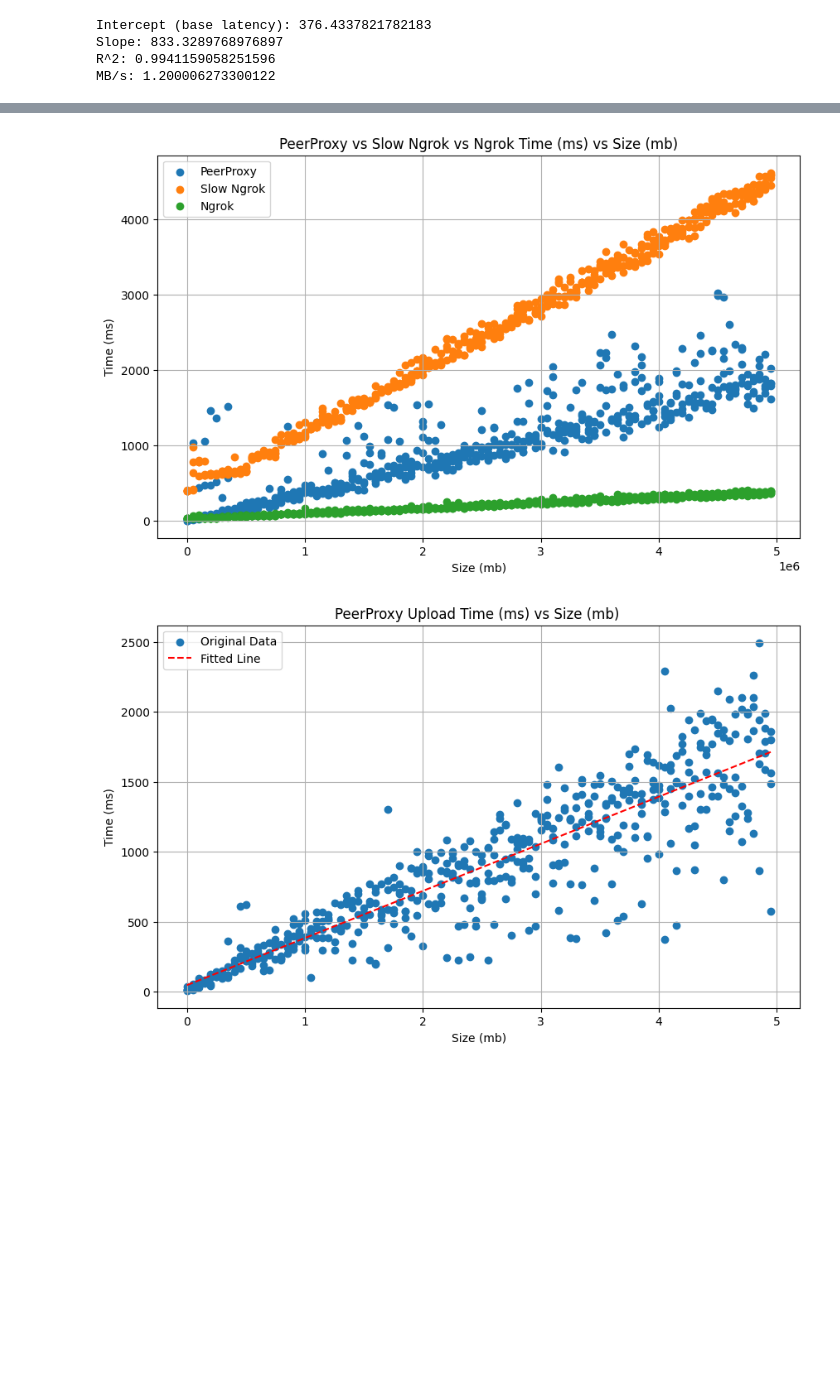
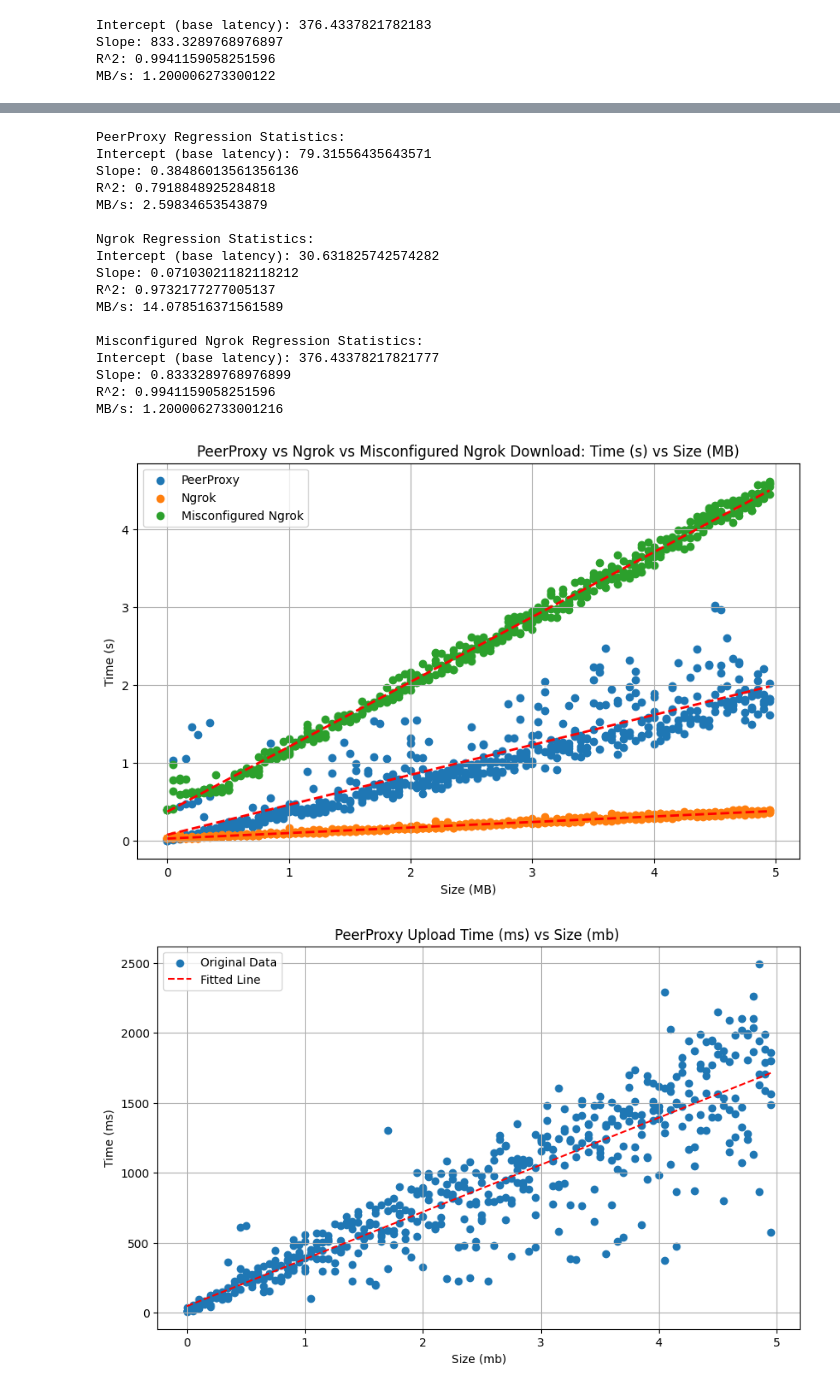
Before and after one commit to Nathanllee1/PeerProxy, a Jupyter notebook: profiling/automatedTesting/throughput.ipynb, the cells around one changed output, grey strips where cells are left out. Cells and saved outputs as stored; diff of their text form; code cells hidden in the pictures; blank space fills up the shorter version.

Commit message:
Added more runs to latency

```diff
--- a/profiling/automatedTesting/throughput.ipynb
+++ b/profiling/automatedTesting/throughput.ipynb
@@ -101,18 +105,51 @@ R^2: 0.9732177277005137
 MB/s: 14.078516371561589
 # %%
 def plot_multiple_dfs(dfs, labels, title):
-
     plt.figure(figsize=(10, 6))
 
     for i, df in enumerate(dfs):
-        plt.scatter(df['Size (bytes)'], df['Time (ms)'], label=labels[i], marker='o')
+
+        df['Size (mb)'] = df['Size (bytes)'] * 1e-6
+
+        df['Time (s)'] = df['Time (ms)'] * 1e-3
+
+
+        # Scatter plot
+        plt.scatter(df['Size (mb)'], df['Time (s)'], label=labels[i], marker='o')
+
+        # Prepare the data for linear regression
+        X = df['Size (mb)'].values.reshape(-1, 1)
+        y = df['Time (s)'].values
+
+        # Perform linear regression
+        model = LinearRegression()
+        model.fit(X, y)
+
+        # Calculate predictions and R^2
+        y_pred = model.predict(X)
+        r_squared = model.score(X, y)
+
+        # Plot the regression line
+        plt.plot(df['Size (mb)'], y_pred, linestyle='--', linewidth=2, color='red')
+
+        # Calculate MB/s from slope
+        slope = model.coef_[0]
+        mb_per_s = 1 / (slope)
+
+        # Output regression statistics
+        print(f'{labels[i]} Regression Statistics:')
+        print(f'Intercept (base latency): {model.intercept_ * 1000}')
+        print(f'Slope: {slope}')
+        print(f'R^2: {r_squared}')
+        print(f'MB/s: {mb_per_s}')
+        print('')
 
     plt.title(title)
-    plt.xlabel('Size (mb)')
-    plt.ylabel('Time (ms)')
+    plt.xlabel('Size (MB)')
+    plt.ylabel('Time (s)')
     plt.legend()
     plt.grid(True)
     plt.show()
 
-plot_multiple_dfs([df, ngrokDf], ['PeerProxy', 'Ngrok'], 'PeerProxy vs Ngrok Time (ms) vs Size (mb)')
+plot_multiple_dfs([df, ngrokDf], ['PeerProxy', 'Ngrok'], 'PeerProxy vs Ngrok Time (s) vs Size (MB)')
 # %% [output]
@@ -136,7 +195,24 @@ plot_multiple_dfs([df, bufferedPeerProxy], ['Default Buffering', '16 mb Buffer']
 # %%
-plot_multiple_dfs([df, slowNgrok, ngrokDf], ['PeerProxy', 'Slow Ngrok', 'Ngrok'], 'PeerProxy vs Slow Ngrok vs Ngrok Time (ms) vs Size (mb)')
+plot_multiple_dfs([df, ngrokDf, slowNgrok], ['PeerProxy', 'Ngrok',  'Misconfigured Ngrok'], 'PeerProxy vs Ngrok vs Misconfigured Ngrok Download: Time (s) vs Size (MB)')
 # %% [output]
+PeerProxy Regression Statistics:
+Intercept (base latency): 79.31556435643571
+Slope: 0.38486013561356136
+R^2: 0.7918848925284818
+MB/s: 2.59834653543879
+
+Ngrok Regression Statistics:
+Intercept (base latency): 30.631825742574282
+Slope: 0.07103021182118212
+R^2: 0.9732177277005137
+MB/s: 14.078516371561589
+
+Misconfigured Ngrok Regression Statistics:
+Intercept (base latency): 376.43378217821777
+Slope: 0.8333289768976899
+R^2: 0.9941159058251596
+MB/s: 1.2000062733001216
-[figure, old version]
+[figure, new version]
 # %%
 upload = pd.read_csv('results/upload/throughput/peerProxyThroughputUp.csv')
 
```
Also changed, not shown: parts of 5 cells of this notebook, 18 other files.
